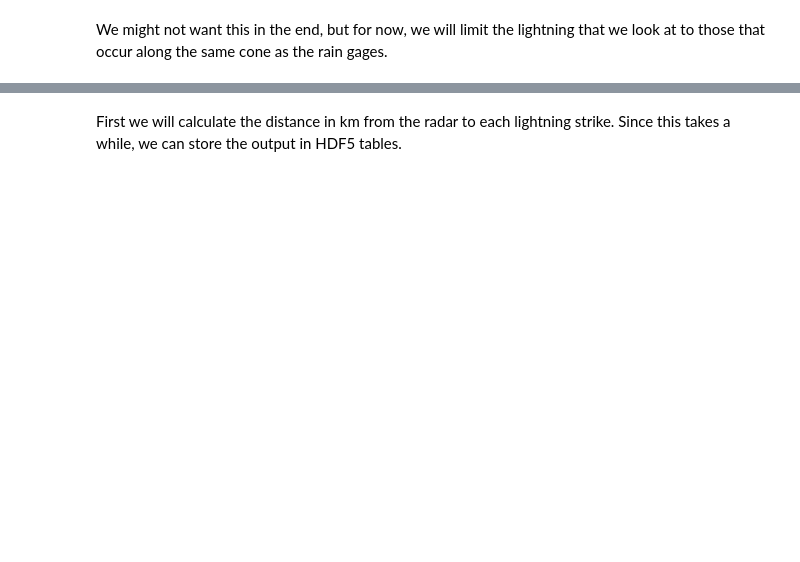
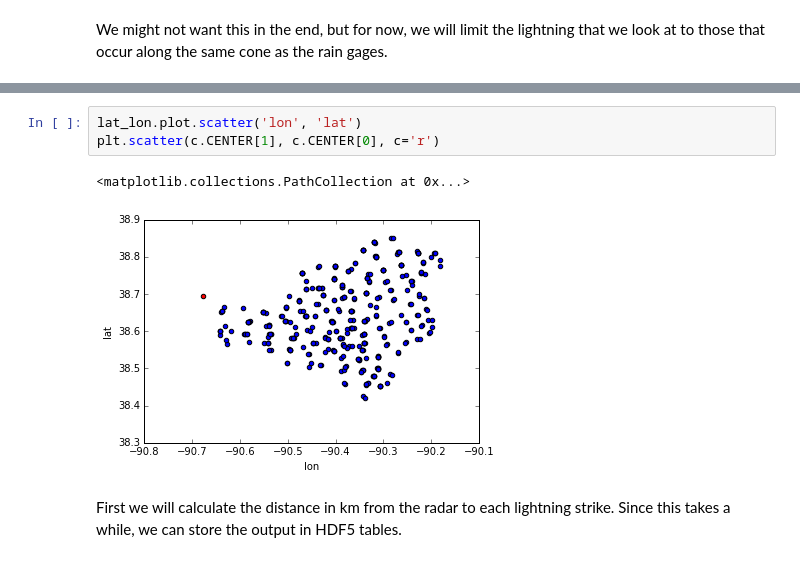
Before and after one commit to jsignell/lightning-tools, a Jupyter notebook: 08 Distance from Radar.ipynb, the cells around one changed output, grey strips where cells are left out. Drawn from its saved outputs; the diff is of its cells as text; blank space fills up the shorter version.

```diff
--- a/08 Distance from Radar.ipynb
+++ b/08 Distance from Radar.ipynb
@@ -73,3 +98,9 @@ Wall time: 347 µs
+# %%
+lat_lon.plot.scatter('lon', 'lat')
+plt.scatter(c.CENTER[1], c.CENTER[0], c='r')
+# %% [output]
+<matplotlib.collections.PathCollection at 0x...>
+[figure, added]
 # %% [markdown]
 First we will calculate the distance in km from the radar to each lightning strike. Since this takes a while, we can store the output in HDF5 tables.
 # %%
```
Also changed, not shown: parts of 11 cells of this notebook, 1 other file.
